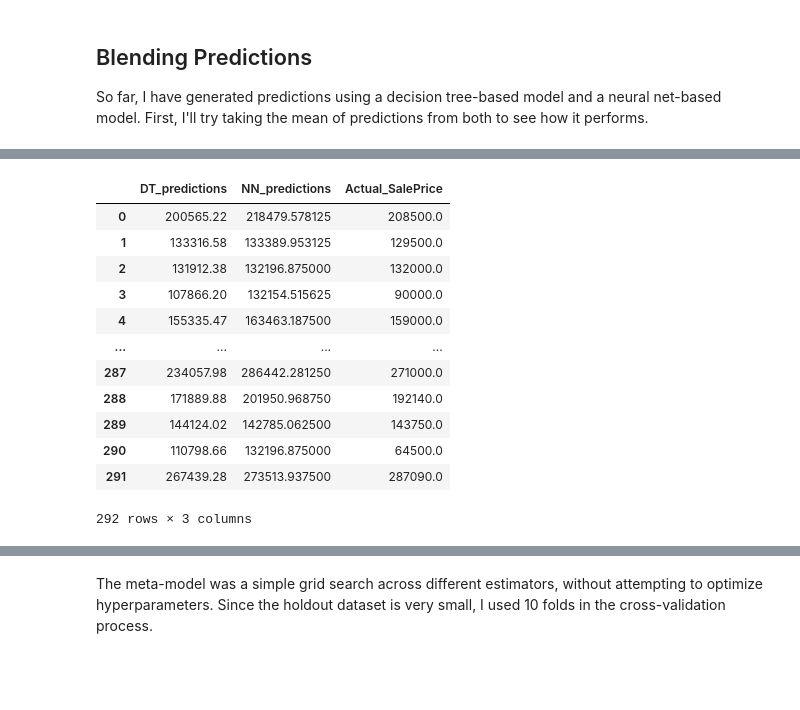
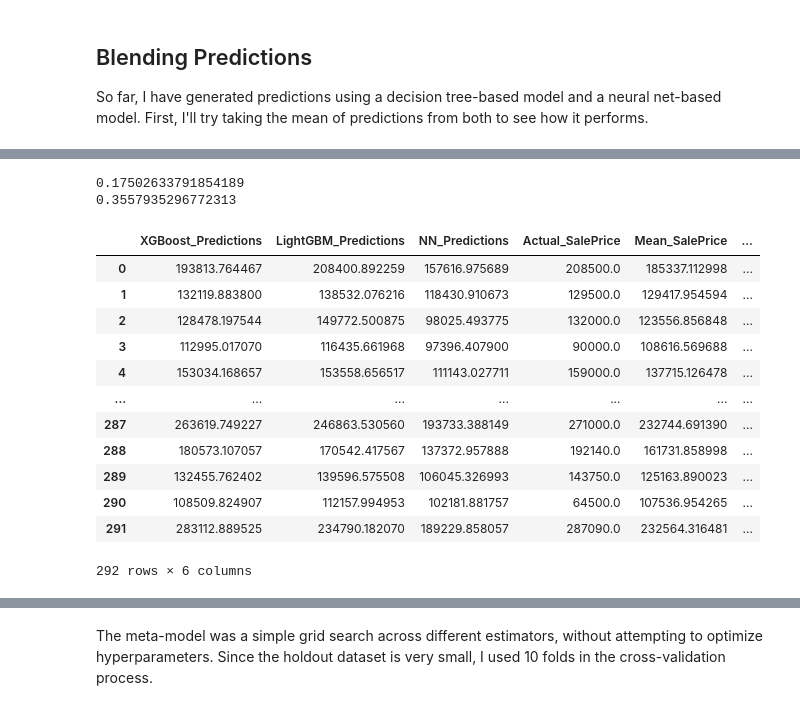
Before and after one commit to valencia21/data-science-projects, a Jupyter notebook: house-price-prediction/Models/tensorflow/tf_model_wrangling.ipynb, the cells around one changed output, grey strips where cells are left out. Drawn from its saved outputs; the diff is of its cells as text; code cells hidden in the pictures; blank space fills up the shorter version.

```diff
--- a/house-price-prediction/Models/tensorflow/tf_model_wrangling.ipynb
+++ b/house-price-prediction/Models/tensorflow/tf_model_wrangling.ipynb
@@ -269,5 +223,5 @@ def make_predictions(best_params, dataset):
     return preds
 # %%
 # Make predictions
-test_predictions = make_predictions(best_params, X_test)
-holdout_predictions = make_predictions(best_params, X_holdout)
+test_predictions_log_transformed = make_predictions(best_params, X_test)
+holdout_predictions_log_transformed = make_predictions(best_params, X_holdout)
@@ -347,23 +294,39 @@ Next, I'll try defining a meta-model to best blend predictions from the two mode
 # %%
+# Refresh data
+X_train, y_train, X_valid, y_valid, X_holdout, y_holdout, X_test, holdout_predictions_df = data()
+
 # Append holdout set NN predictions to DT predictions
-holdout_predictions_df["NN_predictions"] = holdout_predictions
-holdout_predictions_df = holdout_predictions_df[["DT_predictions", "NN_predictions", "Actual_SalePrice"]]
+holdout_predictions_df["NN_Predictions"] = holdout_predictions_log_transformed
+holdout_predictions_df = holdout_predictions_df[["XGBoost_Predictions", "LightGBM_Predictions", "NN_Predictions", "Actual_SalePrice"]]
 
-# Reverse log transform on SalePrice
-holdout_predictions_df["Actual_SalePrice"] = np.exp(holdout_predictions_df["Actual_SalePrice"])
+# Add mean column
+holdout_predictions_df["Mean_SalePrice"] = holdout_predictions_df[["XGBoost_Predictions", "LightGBM_Predictions", "NN_Predictions"]].mean(axis=1)
+
+# Add weighted mean column
+weight = [0, 0, 1]
+holdout_predictions_df["Weighted_Mean_SalePrice"] = holdout_predictions_df[["XGBoost_Predictions", "LightGBM_Predictions", "NN_Predictions"]].dot(weight)
+
+# Calculate RMSE
+print(mean_squared_error(holdout_predictions_df["Actual_SalePrice"], holdout_predictions_df["Mean_SalePrice"], squared=False))
+print(mean_squared_error(holdout_predictions_df["Actual_SalePrice"], holdout_predictions_df["Weighted_Mean_SalePrice"], squared=False))
+# %% [output]
+0.17502633791854189
+0.3557935296772313
-# %%
-holdout_predictions_df
-# %% [output]
-|  | DT_predictions | NN_predictions | Actual_SalePrice |
-| 0 | 200565.22 | 218479.578125 | 208500.0 |
-| 1 | 133316.58 | 133389.953125 | 129500.0 |
-| 2 | 131912.38 | 132196.875000 | 132000.0 |
-| 3 | 107866.20 | 132154.515625 | 90000.0 |
-| 4 | 155335.47 | 163463.187500 | 159000.0 |
-| ... | ... | ... | ... |
-| 287 | 234057.98 | 286442.281250 | 271000.0 |
-| 288 | 171889.88 | 201950.968750 | 192140.0 |
-| 289 | 144124.02 | 142785.062500 | 143750.0 |
-| 290 | 110798.66 | 132196.875000 | 64500.0 |
-| 291 | 267439.28 | 273513.937500 | 287090.0 |
-292 rows × 3 columns
+# %%
+# Check weighted mean on holdout set
+
+holdout_predictions_df.applymap(np.exp)
+# %% [output]
+|  | XGBoost_Predictions | LightGBM_Predictions | NN_Predictions | Actual_SalePrice | Mean_SalePrice | ... |
+| 0 | 193813.764467 | 208400.892259 | 157616.975689 | 208500.0 | 185337.112998 | ... |
+| 1 | 132119.883800 | 138532.076216 | 118430.910673 | 129500.0 | 129417.954594 | ... |
+| 2 | 128478.197544 | 149772.500875 | 98025.493775 | 132000.0 | 123556.856848 | ... |
+| 3 | 112995.017070 | 116435.661968 | 97396.407900 | 90000.0 | 108616.569688 | ... |
+| 4 | 153034.168657 | 153558.656517 | 111143.027711 | 159000.0 | 137715.126478 | ... |
+| ... | ... | ... | ... | ... | ... | ... |
+| 287 | 263619.749227 | 246863.530560 | 193733.388149 | 271000.0 | 232744.691390 | ... |
+| 288 | 180573.107057 | 170542.417567 | 137372.957888 | 192140.0 | 161731.858998 | ... |
+| 289 | 132455.762402 | 139596.575508 | 106045.326993 | 143750.0 | 125163.890023 | ... |
+| 290 | 108509.824907 | 112157.994953 | 102181.881757 | 64500.0 | 107536.954265 | ... |
+| 291 | 283112.889525 | 234790.182070 | 189229.858057 | 287090.0 | 232564.316481 | ... |
+292 rows × 6 columns
```
Also changed, not shown: parts of 19 cells of this notebook, 1 other file.
